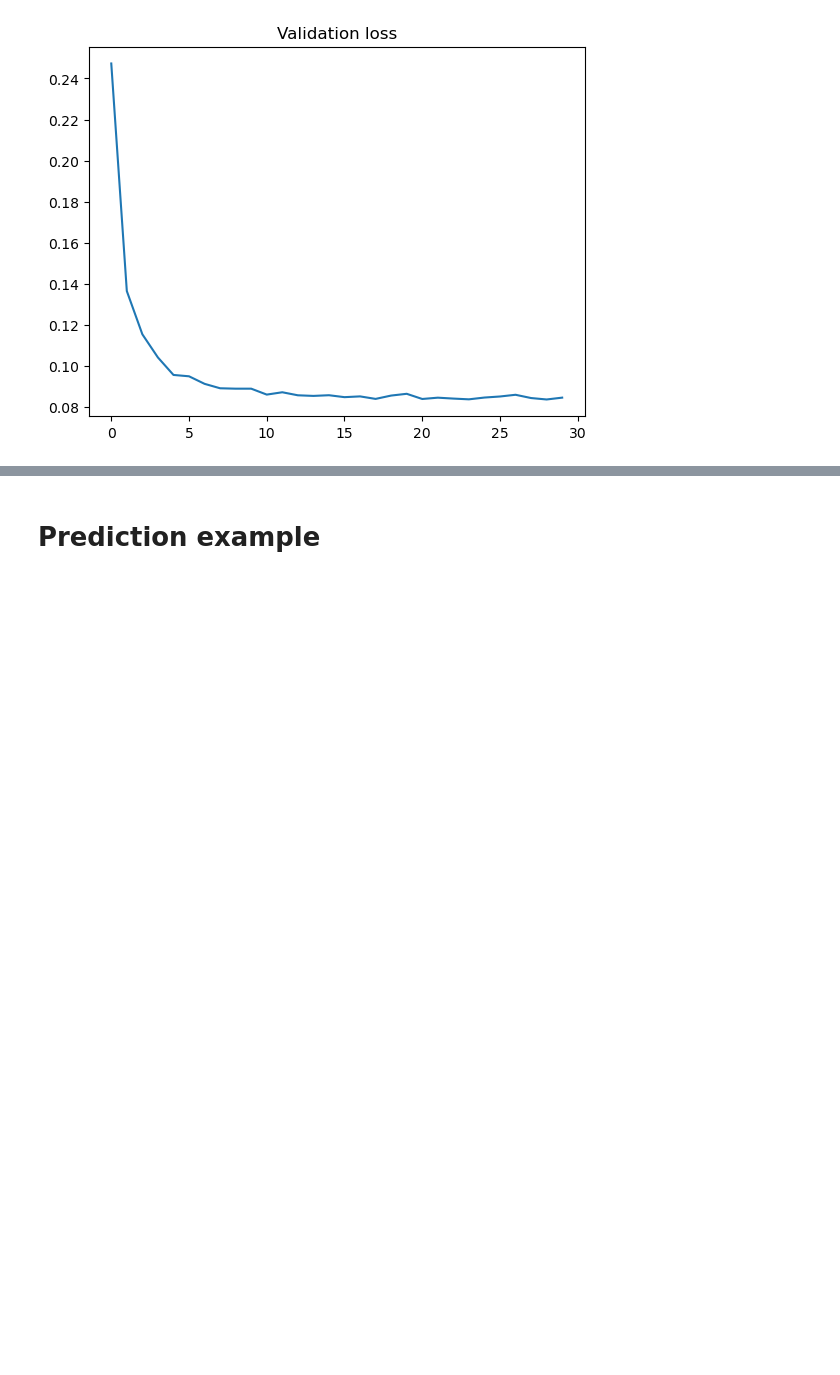
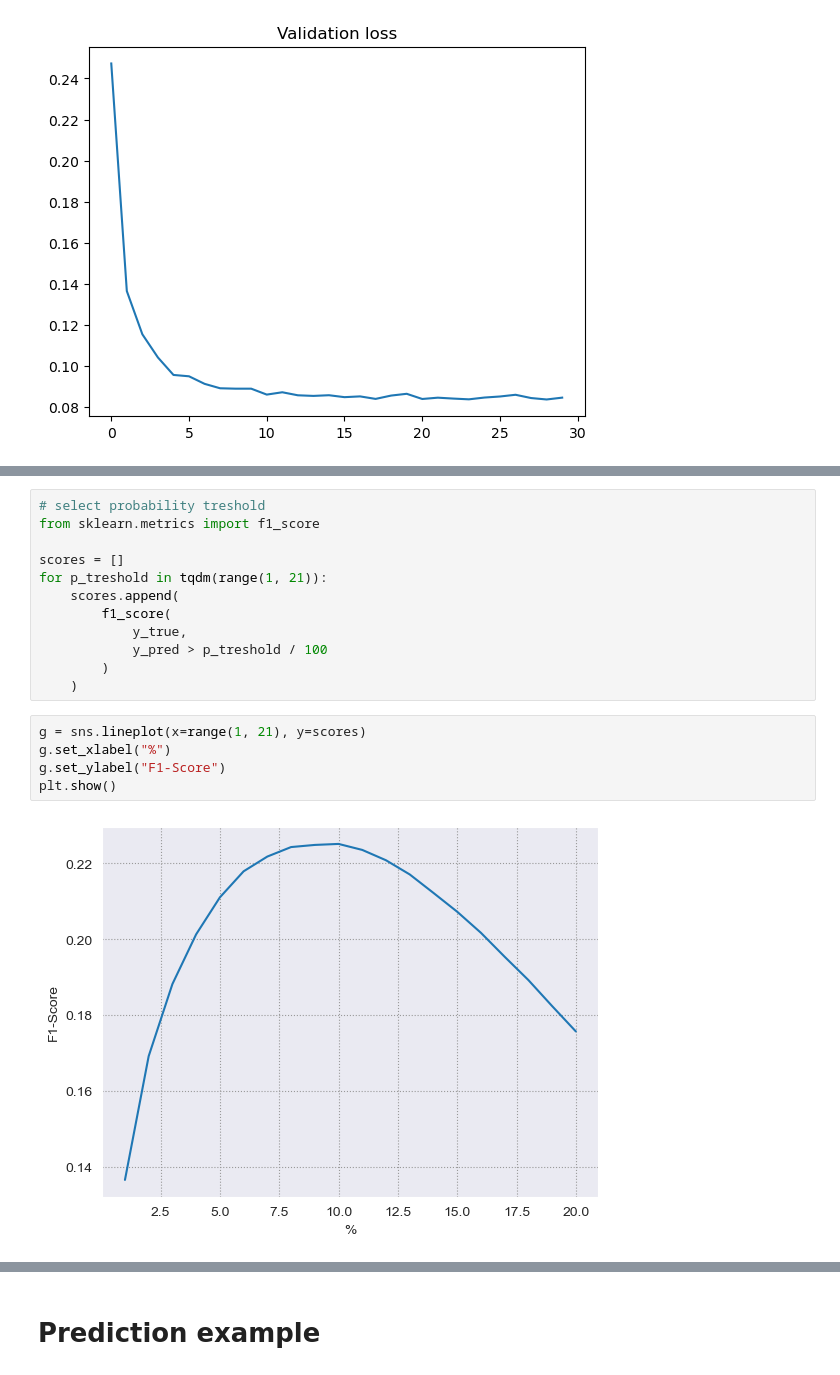
Before and after one commit to Giovanni3A/deforestation_forecast, a Jupyter notebook: 3_model_train.ipynb, the cells around one changed output, grey strips where cells are left out. Saved outputs shown, nothing was run; the diff lists cells and outputs as text; blank space fills up the shorter version.

```diff
--- a/3_model_train.ipynb
+++ b/3_model_train.ipynb
@@ -781,0 +815,19 @@ plt.show()
+# %%
+# select probability treshold
+from sklearn.metrics import f1_score
+
+scores = []
+for p_treshold in tqdm(range(1, 21)):
+    scores.append(
+        f1_score(
+            y_true,
+            y_pred > p_treshold / 100
+        )
+    )
+# %%
+g = sns.lineplot(x=range(1, 21), y=scores)
+g.set_xlabel("%")
+g.set_ylabel("F1-Score")
+plt.show()
+# %% [output]
+[figure, added]
```
Also changed, not shown: parts of 16 cells of this notebook.
